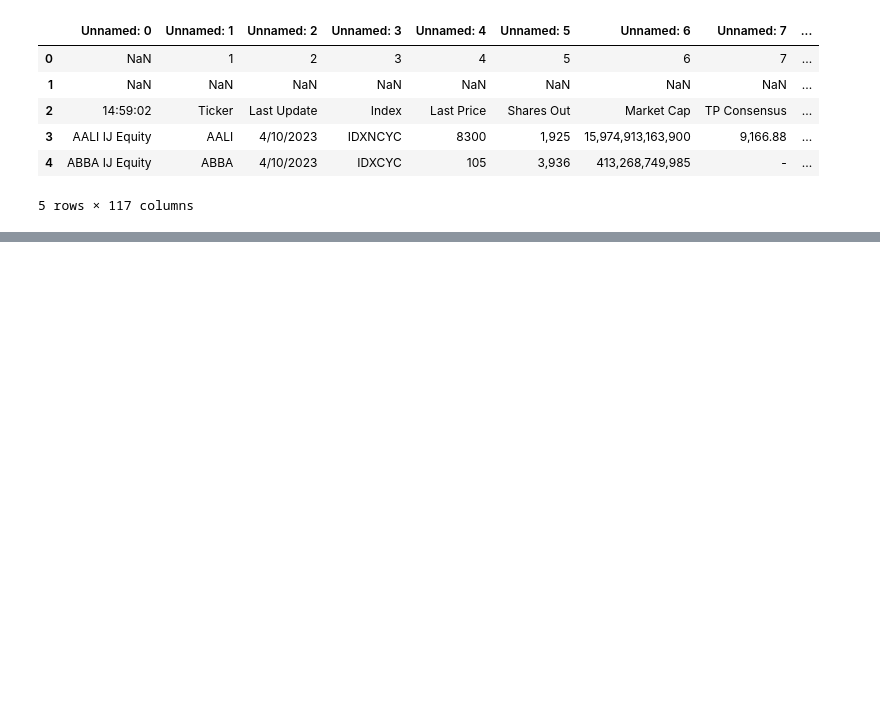
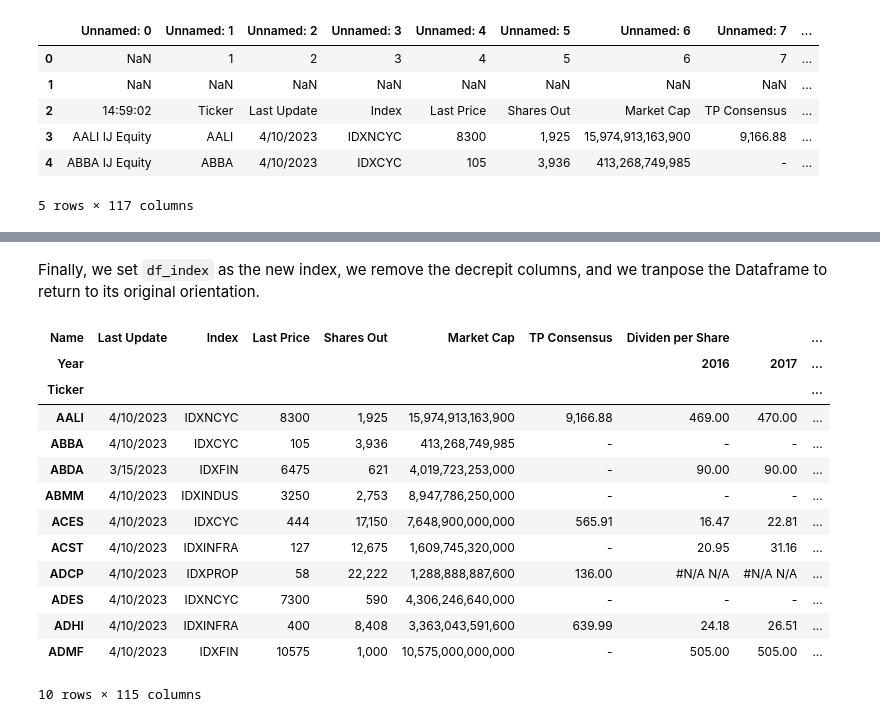
Before and after one commit to thariqziyad/PythonCourse2023, a Jupyter notebook: Test_Analysis.ipynb, the cells around one changed output, grey strips where cells are left out. Drawn from its saved outputs; the diff is of its cells as text; code cells hidden in the pictures; blank space fills up the shorter version.

```diff
--- a/Test_Analysis.ipynb
+++ b/Test_Analysis.ipynb
@@ -38,0 +45,4 @@ df.head()
+# %%
+df_index = df.iloc[:,0:2].ffill().bfill(axis=1)
+df_index.iloc[:6,1]=' '
+df_index.head(10)
@@ -38,0 +61,22 @@ df.head()
+# %% [markdown]
+Finally, we set `df_index` as the new index, we remove the decrepit columns, and we tranpose the Dataframe to return to its original orientation.
+# %%
+mult_index = pd.MultiIndex.from_frame(df_index, names=['Name', 'Year'])
+df_header = df.iloc[:,2:].set_index(mult_index,drop=True).T
+
+df_header.head(10)
+# %% [output]
+| Name | Last Update | Index | Last Price | Shares Out | Market Cap | TP Consensus | Dividen per Share |  | ... |
+| Year |  |  |  |  |  |  | 2016 | 2017 | ... |
+| Ticker |  |  |  |  |  |  |  |  | ... |
+| AALI | 4/10/2023 | IDXNCYC | 8300 | 1,925 | 15,974,913,163,900 | 9,166.88 | 469.00 | 470.00 | ... |
+| ABBA | 4/10/2023 | IDXCYC | 105 | 3,936 | 413,268,749,985 | - | - | - | ... |
+| ABDA | 3/15/2023 | IDXFIN | 6475 | 621 | 4,019,723,253,000 | - | 90.00 | 90.00 | ... |
+| ABMM | 4/10/2023 | IDXINDUS | 3250 | 2,753 | 8,947,786,250,000 | - | - | - | ... |
+| ACES | 4/10/2023 | IDXCYC | 444 | 17,150 | 7,648,900,000,000 | 565.91 | 16.47 | 22.81 | ... |
+| ACST | 4/10/2023 | IDXINFRA | 127 | 12,675 | 1,609,745,320,000 | - | 20.95 | 31.16 | ... |
+| ADCP | 4/10/2023 | IDXPROP | 58 | 22,222 | 1,288,888,887,600 | 136.00 | #N/A N/A | #N/A N/A | ... |
+| ADES | 4/10/2023 | IDXNCYC | 7300 | 590 | 4,306,246,640,000 | - | - | - | ... |
+| ADHI | 4/10/2023 | IDXINFRA | 400 | 8,408 | 3,363,043,591,600 | 639.99 | 24.18 | 26.51 | ... |
+| ADMF | 4/10/2023 | IDXFIN | 10575 | 1,000 | 10,575,000,000,000 | - | 505.00 | 505.00 | ... |
+10 rows × 115 columns
```
Also changed, not shown: parts of 4 cells of this notebook.
